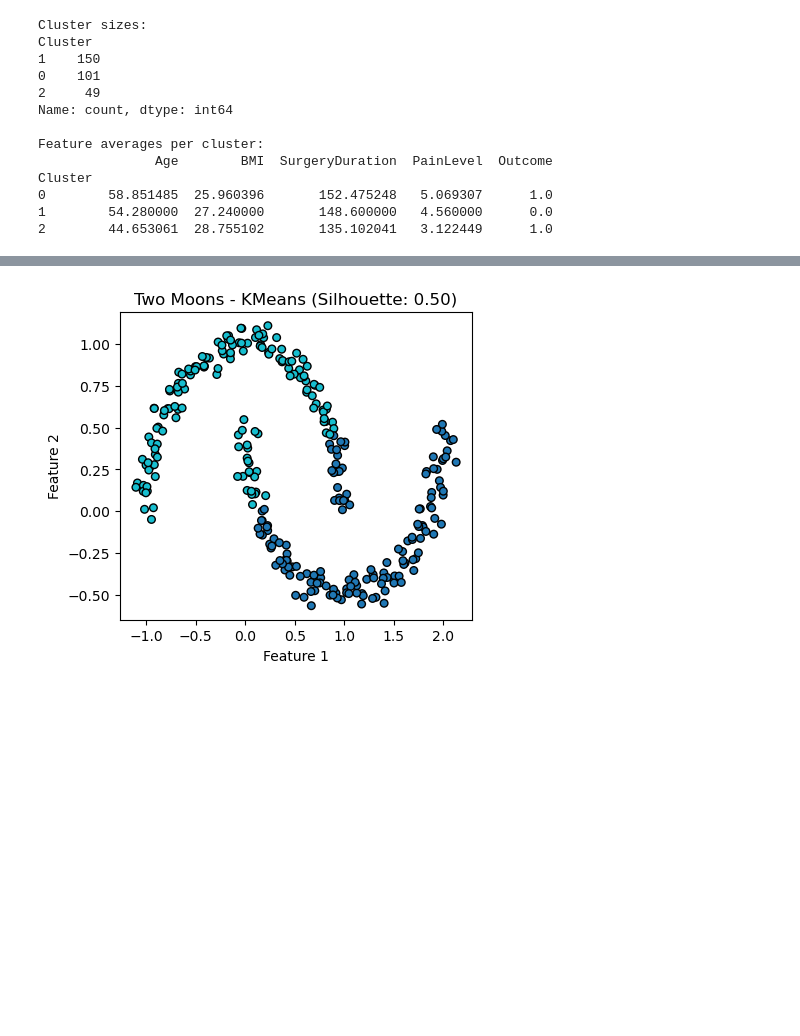
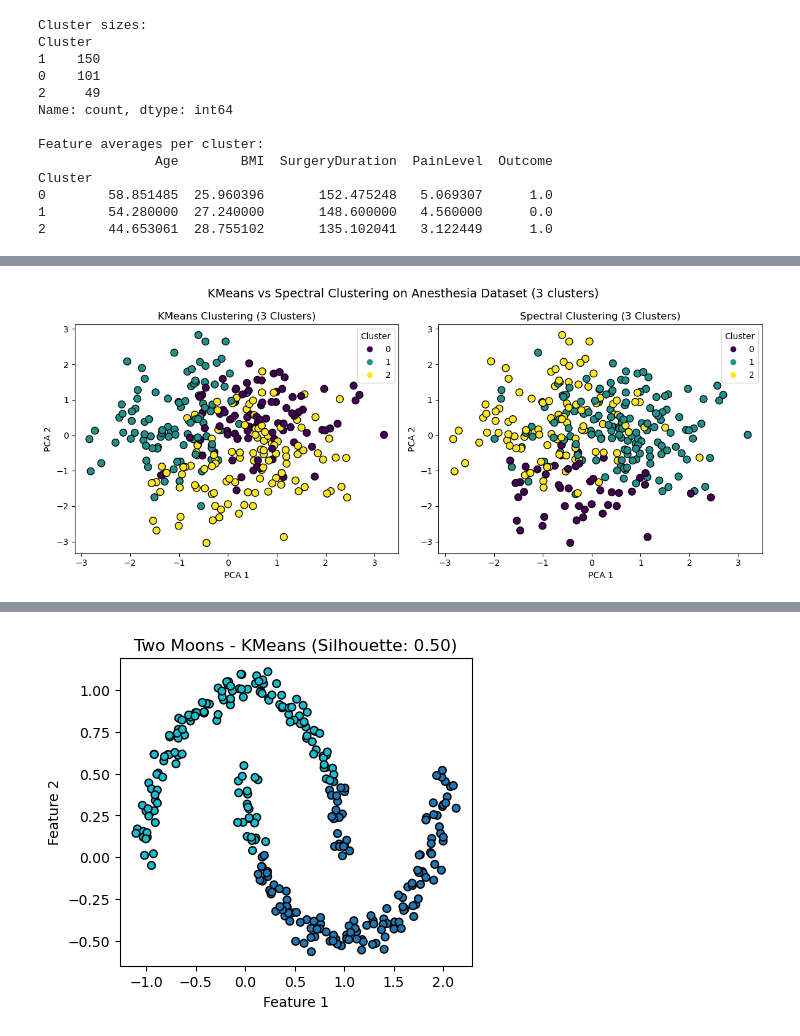
Before and after one commit to pruthvi1800/harvardClustering, a Jupyter notebook: clustering_demo_version.ipynb, the cells around one changed output, grey strips where cells are left out. Drawn from its saved outputs; the diff is of its cells as text; code cells hidden in the pictures; blank space fills up the shorter version.

```diff
--- a/clustering_demo_version.ipynb
+++ b/clustering_demo_version.ipynb
@@ -236,0 +177,76 @@ Spectral Clustering Silhouette Score: 0.180
+# %%
+import pandas as pd
+from sklearn.preprocessing import LabelEncoder, StandardScaler
+from sklearn.decomposition import PCA
+from sklearn.cluster import KMeans, SpectralClustering
+import matplotlib.pyplot as plt
+
+# Load your dataset
+df = pd.read_csv('Anesthesia_Dataset.csv')
+
+# Clean 'SurgeryDuration' column to extract numeric minutes
+df['SurgeryDuration'] = df['SurgeryDuration'].astype(str).str.extract(r'(\d+)').astype(float)
+
+# Encode categorical columns
+le_gender = LabelEncoder()
+df['Gender'] = le_gender.fit_transform(df['Gender'])
+
+le_surgtype = LabelEncoder()
+df['SurgeryType'] = le_surgtype.fit_transform(df['SurgeryType'])
+
+le_anestype = LabelEncoder()
+df['AnesthesiaType'] = le_anestype.fit_transform(df['AnesthesiaType'])
+
+le_preop = LabelEncoder()
+df['PreoperativeNotes'] = le_preop.fit_transform(df['PreoperativeNotes'])
+
+le_postop = LabelEncoder()
+df['PostoperativeNotes'] = le_postop.fit_transform(df['PostoperativeNotes'])
+
+le_comp = LabelEncoder()
+df['Complications'] = le_comp.fit_transform(df['Complications'])
+
+# Drop PatientID (not useful for clustering)
+X = df.drop(['PatientID'], axis=1)
+
+# Standardize features
+scaler = StandardScaler()
+X_scaled = scaler.fit_transform(X)
+
+# Reduce to 2D for visualization
+pca = PCA(n_components=2)
+X_pca = pca.fit_transform(X_scaled)
+
+# Number of clusters
+n_clusters = 3
+
+# Apply KMeans
+kmeans = KMeans(n_clusters=n_clusters, random_state=42, n_init=10)
+labels_kmeans = kmeans.fit_predict(X_scaled)
+
+# Apply Spectral Clustering
+spectral = SpectralClustering(n_clusters=n_clusters, affinity='nearest_neighbors', random_state=42)
+labels_spectral = spectral.fit_predict(X_scaled)
+
+# Visualization
+plt.figure(figsize=(12,5))
+
+plt.subplot(1,2,1)
+scatter_kmeans = plt.scatter(X_pca[:,0], X_pca[:,1], c=labels_kmeans, cmap='viridis', s=70, edgecolor='k')
+plt.title('KMeans Clustering (3 Clusters)')
+plt.xlabel('PCA 1')
+plt.ylabel('PCA 2')
+plt.legend(*scatter_kmeans.legend_elements(), title="Cluster", loc="best")
+
+plt.subplot(1,2,2)
+scatter_spectral = plt.scatter(X_pca[:,0], X_pca[:,1], c=labels_spectral, cmap='viridis', s=70, edgecolor='k')
+plt.title('Spectral Clustering (3 Clusters)')
+plt.xlabel('PCA 1')
+plt.ylabel('PCA 2')
+plt.legend(*scatter_spectral.legend_elements(), title="Cluster", loc="best")
+
+plt.suptitle('KMeans vs Spectral Clustering on Anesthesia Dataset (3 clusters)', fontsize=14)
+plt.tight_layout()
+plt.show()
+# %% [output]
+[figure, added]
```
Also changed, not shown: parts of 4 cells of this notebook.
